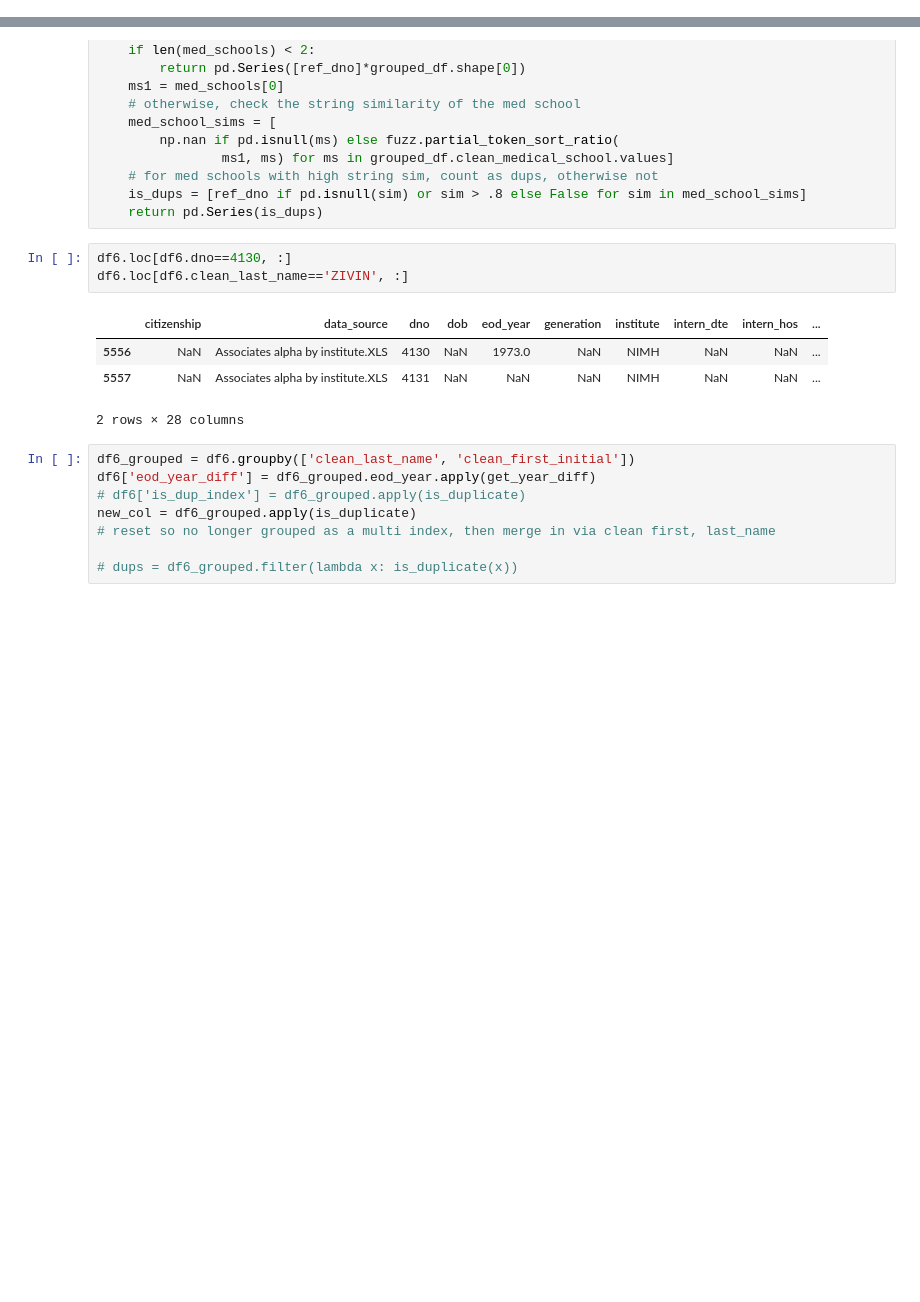
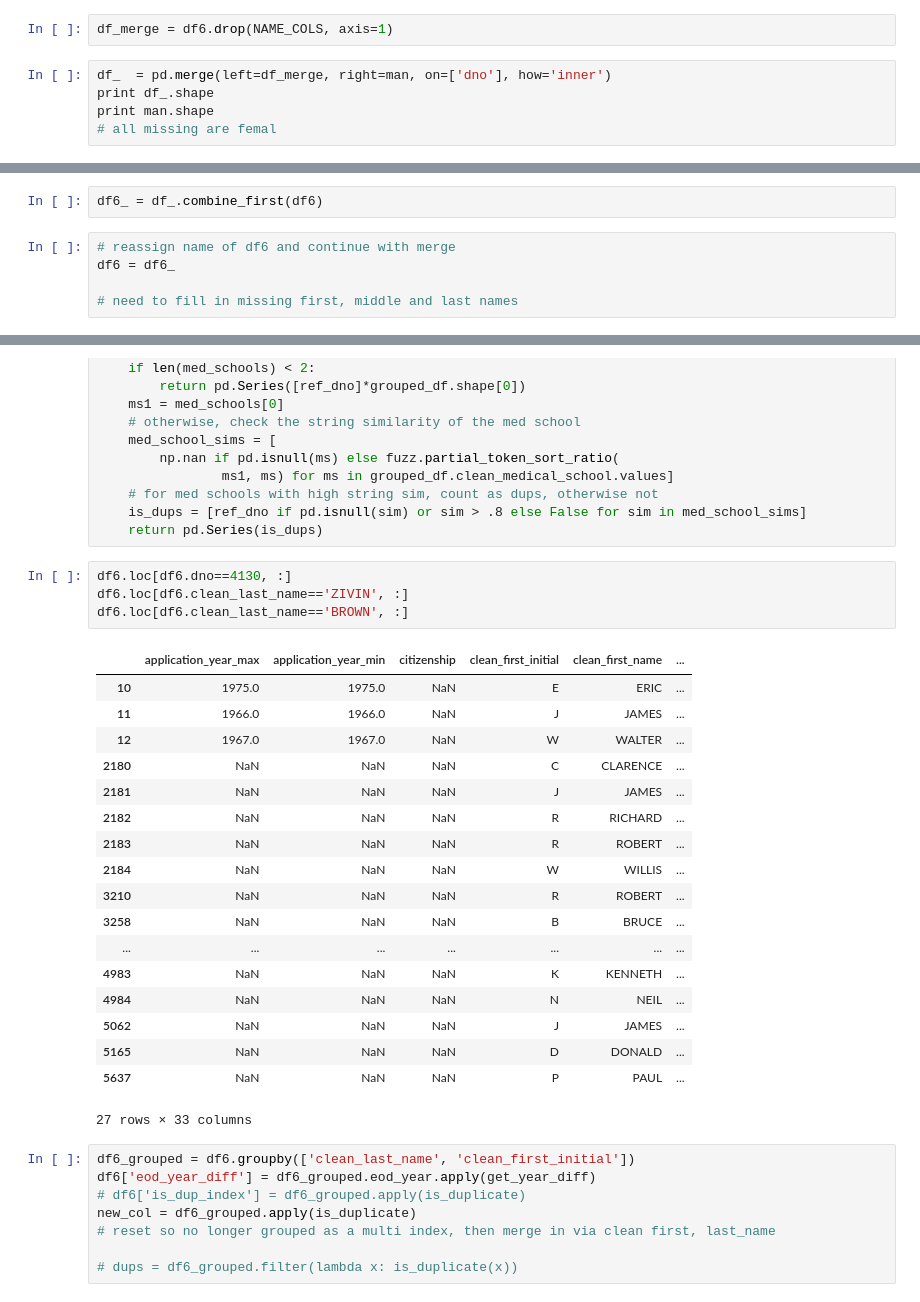
Before and after one commit to Lrraymond13/yellow_beret, a Jupyter notebook: Compile and Clean NIH Applicant Data Set.ipynb, the cells around one changed output, grey strips where cells are left out. Saved outputs shown, nothing was run; the diff lists cells and outputs as text; blank space fills up the shorter version.

```diff
--- a/Compile and Clean NIH Applicant Data Set.ipynb
+++ b/Compile and Clean NIH Applicant Data Set.ipynb
@@ -143,0 +168,7 @@ print df6.shape
+# %%
+df_merge = df6.drop(NAME_COLS, axis=1)
+# %%
+df_  = pd.merge(left=df_merge, right=man, on=['dno'], how='inner')
+print df_.shape
+print man.shape
+# all missing are femal
@@ -143,0 +178,7 @@ print df6.shape
+# %%
+df6_ = df_.combine_first(df6)
+# %%
+# reassign name of df6 and continue with merge
+df6 = df6_
+
+# need to fill in missing first, middle and last names
@@ -170,11 +218,26 @@ def is_duplicate(grouped_df):
 # %%
 df6.loc[df6.dno==4130, :]
 df6.loc[df6.clean_last_name=='ZIVIN', :]
+df6.loc[df6.clean_last_name=='BROWN', :]
 # %% [output]
-|  | citizenship | data_source | dno | dob | eod_year | generation | institute | intern_dte | intern_hos | ... |
-| 5556 | NaN | Associates alpha by institute.XLS | 4130 | NaN | 1973.0 | NaN | NIMH | NaN | NaN | ... |
-| 5557 | NaN | Associates alpha by institute.XLS | 4131 | NaN | NaN | NaN | NIMH | NaN | NaN | ... |
+|  | application_year_max | application_year_min | citizenship | clean_first_initial | clean_first_name | ... |
+| 10 | 1975.0 | 1975.0 | NaN | E | ERIC | ... |
+| 11 | 1966.0 | 1966.0 | NaN | J | JAMES | ... |
+| 12 | 1967.0 | 1967.0 | NaN | W | WALTER | ... |
+| 2180 | NaN | NaN | NaN | C | CLARENCE | ... |
+| 2181 | NaN | NaN | NaN | J | JAMES | ... |
+| 2182 | NaN | NaN | NaN | R | RICHARD | ... |
+| 2183 | NaN | NaN | NaN | R | ROBERT | ... |
+| 2184 | NaN | NaN | NaN | W | WILLIS | ... |
+| 3210 | NaN | NaN | NaN | R | ROBERT | ... |
+| 3258 | NaN | NaN | NaN | B | BRUCE | ... |
+| ... | ... | ... | ... | ... | ... | ... |
+| 4983 | NaN | NaN | NaN | K | KENNETH | ... |
+| 4984 | NaN | NaN | NaN | N | NEIL | ... |
+| 5062 | NaN | NaN | NaN | J | JAMES | ... |
+| 5165 | NaN | NaN | NaN | D | DONALD | ... |
+| 5637 | NaN | NaN | NaN | P | PAUL | ... |
-2 rows × 28 columns
+27 rows × 33 columns
 # %%
 df6_grouped = df6.groupby(['clean_last_name', 'clean_first_initial'])
 df6['eod_year_diff'] = df6_grouped.eod_year.apply(get_year_diff)
```
Also changed, not shown: parts of 32 cells of this notebook, 6 other files.
